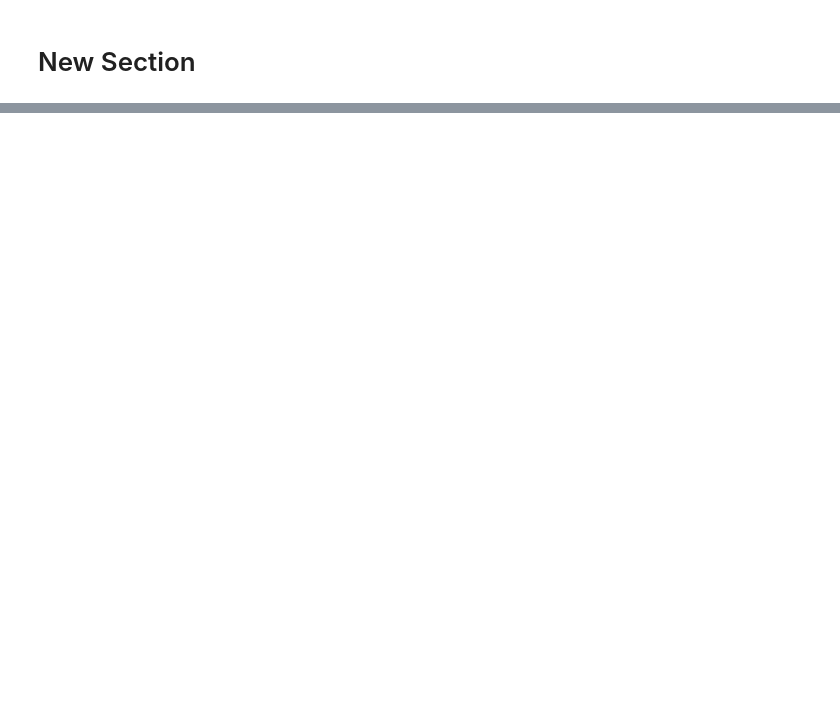
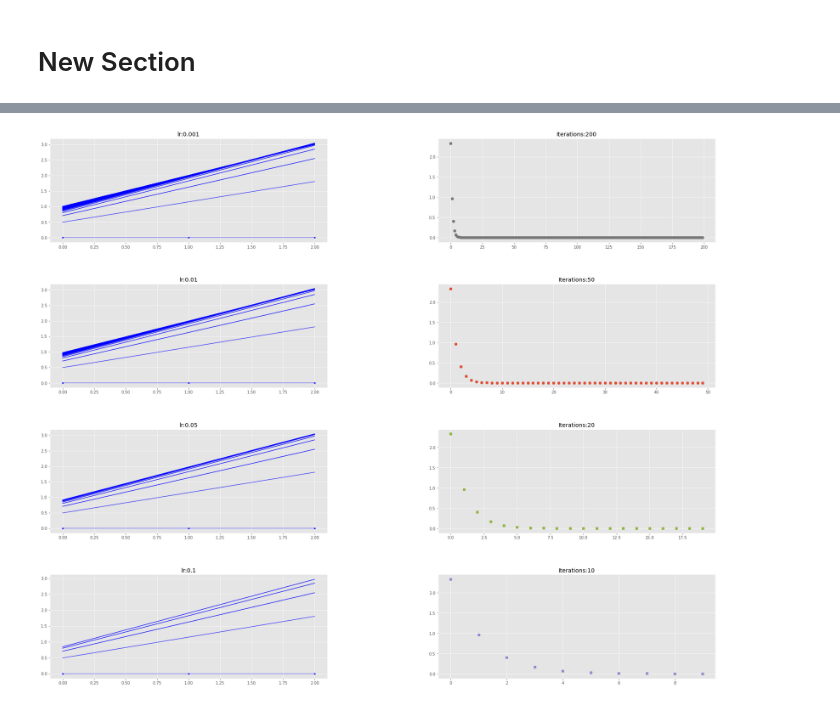
Before and after one commit to johntango/Cert3, a Jupyter notebook: GradientDesc.ipynb, the cells around one changed output, grey strips where cells are left out. Cells and saved outputs as stored; diff of their text form; code cells hidden in the pictures; blank space fills up the shorter version.

```diff
--- a/GradientDesc.ipynb
+++ b/GradientDesc.ipynb
@@ -79,0 +165,34 @@ ValueError: ignored
+# %%
+def plot_GD(xy, w, max_iterations,learning_rate,ax,ax1=None):
+  y = np.dot(xt, w)
+  _ = ax.plot(x[1],y,'b.')
+
+  tr = 0.5
+  for i in range(max_iterations):
+    pred_prev = xt.dot(wt)
+    w_hist, f_hist, c_hist = gradient_descent( xy, max_iterations-1, w, model, mse, grad_mse, [], learning_rate=0.05, momentum=0.8)
+    pred = xt.dot(wt)
+    if ((i % 2 == 0) ):
+      ypred = f_hist[i]
+      _ = ax.plot(x[1],ypred, 'b-',alpha=tr)
+      if tr < 0.8:
+        tr = tr+0.2
+    if not ax1== None:
+      _ = ax1.plot(range(n_iter),c_hist,'o')
+# %%
+fig = plt.figure(figsize=(30,25))
+fig.subplots_adjust(hspace=0.4, wspace=0.4)
+w = np.array([0,0])
+it_lr =[(200,0.001),(50,0.01),(20,0.05),(10,0.1)]
+count =0
+for n_iter, lr in it_lr:
+    count += 1
+    ax = fig.add_subplot(4, 2, count)
+    count += 1
+    ax1 = fig.add_subplot(4,2,count)
+
+    ax.set_title("lr:{}".format(lr))
+    ax1.set_title("Iterations:{}".format(n_iter))
+    plot_GD(xy, w, n_iter, lr, ax, ax1)
+# %% [output]
+[figure, added]
```
Also changed, not shown: parts of 8 cells of this notebook.
